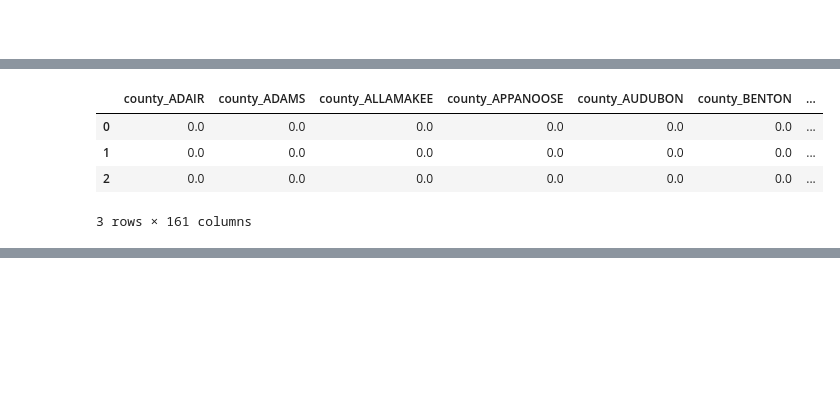
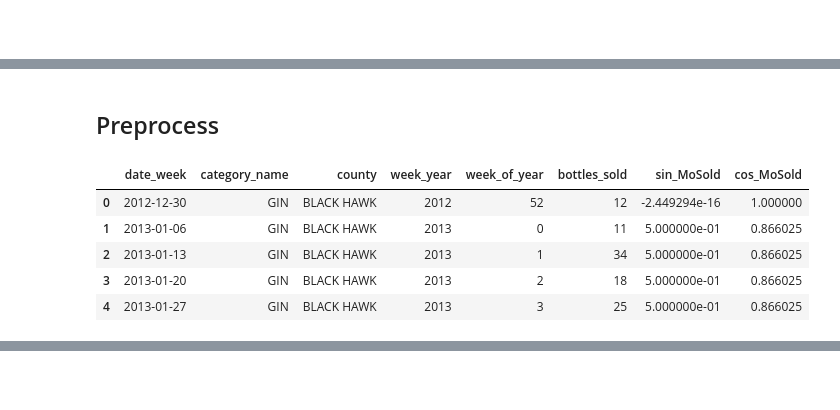
Before and after one commit to hilinski/liquor_demand_forecasting, a Jupyter notebook: notebooks/david.ipynb, the cells around one changed output, grey strips where cells are left out. Drawn from its saved outputs; the diff is of its cells as text; code cells hidden in the pictures; blank space fills up the shorter version.

Commit message:
Update preprocess, model, predict

```diff
--- a/notebooks/david.ipynb
+++ b/notebooks/david.ipynb
@@ -138,3 +136,0 @@ dtype: float64
-# %%
-df = df.drop('county_number', axis=1)
-df = df.dropna(subset=['store_location','address','city','zip_code','county'])
@@ -250,12 +139,20 @@ The unique values for column country are ['DUBUQUE' 'POLK' 'WOODBURY' 'JOHNSON'
-# %%
-# Drop the columns which has been encoded
-df_object = df_object.drop(columns = ['county', 'category_name', 'vendor_name'])
-
-# Show the dataset
-df_object.head(3)
-# %% [output]
-|  | county_ADAIR | county_ADAMS | county_ALLAMAKEE | county_APPANOOSE | county_AUDUBON | county_BENTON | ... |
-| 0 | 0.0 | 0.0 | 0.0 | 0.0 | 0.0 | 0.0 | ... |
-| 1 | 0.0 | 0.0 | 0.0 | 0.0 | 0.0 | 0.0 | ... |
-| 2 | 0.0 | 0.0 | 0.0 | 0.0 | 0.0 | 0.0 | ... |
-3 rows × 161 columns
+# %% [markdown]
+## Preprocess
+# %%
+month_in_year = 12
+df['date_week'] = pd.to_datetime(df['date_week'])
+df['num_month'] = df['date_week'].dt.month
+df['sin_MoSold'] = np.sin(2*np.pi*df.num_month/month_in_year)
+df['cos_MoSold'] = np.cos(2*np.pi*df.num_month/month_in_year)
+df = df.drop('num_month', axis=1)
+columnas_target = df[["bottles_sold"]]
+columnas_apoyo = df[['category_name','county']]
+# %%
+df.head()
+# %% [output]
+|  | date_week | category_name | county | week_year | week_of_year | bottles_sold | sin_MoSold | cos_MoSold |
+| 0 | 2012-12-30 | GIN | BLACK HAWK | 2012 | 52 | 12 | -2.449294e-16 | 1.000000 |
+| 1 | 2013-01-06 | GIN | BLACK HAWK | 2013 | 0 | 11 | 5.000000e-01 | 0.866025 |
+| 2 | 2013-01-13 | GIN | BLACK HAWK | 2013 | 1 | 34 | 5.000000e-01 | 0.866025 |
+| 3 | 2013-01-20 | GIN | BLACK HAWK | 2013 | 2 | 18 | 5.000000e-01 | 0.866025 |
+| 4 | 2013-01-27 | GIN | BLACK HAWK | 2013 | 3 | 25 | 5.000000e-01 | 0.866025 |
```
Also changed, not shown: parts of 81 cells of this notebook, 4 other files.
